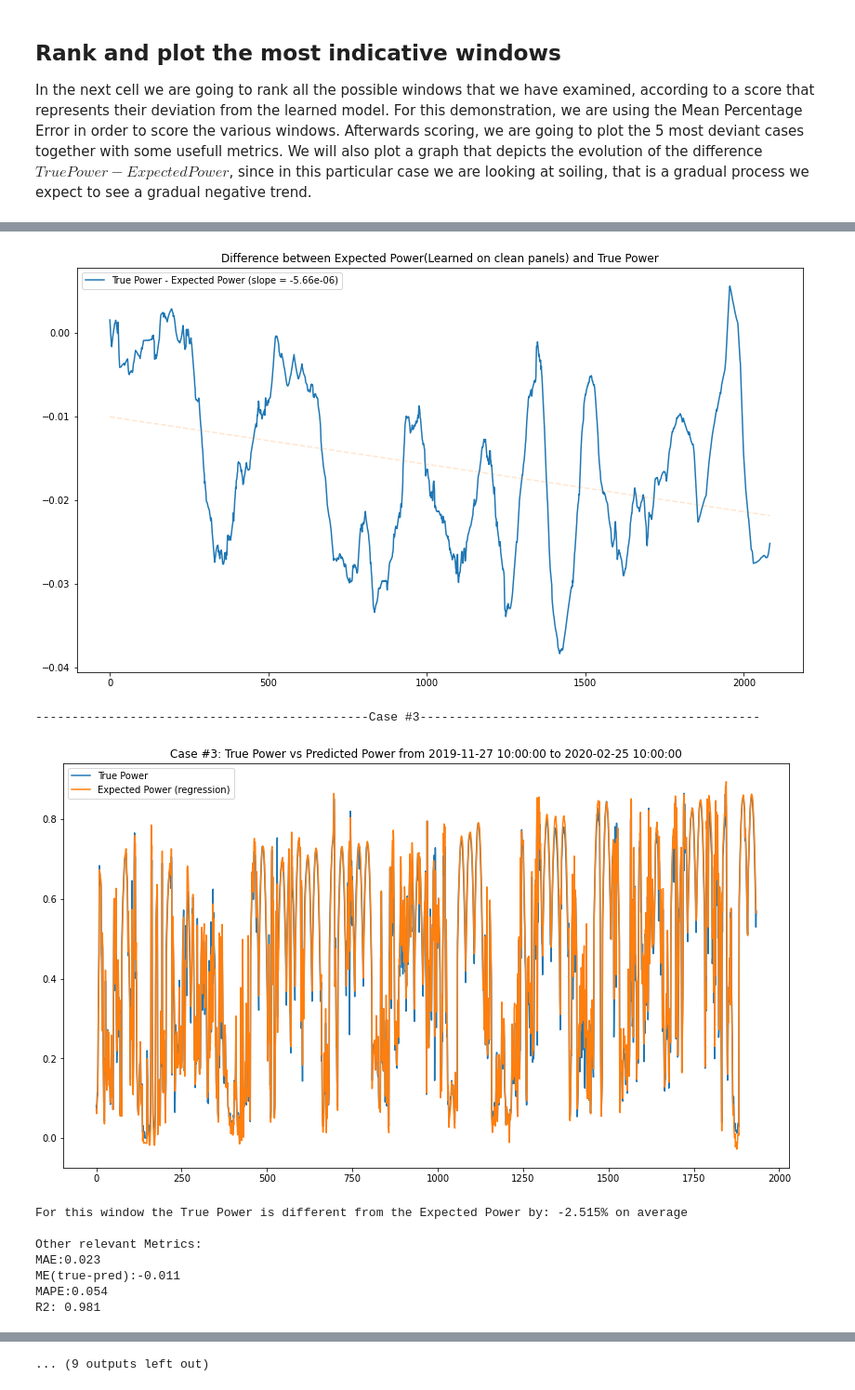
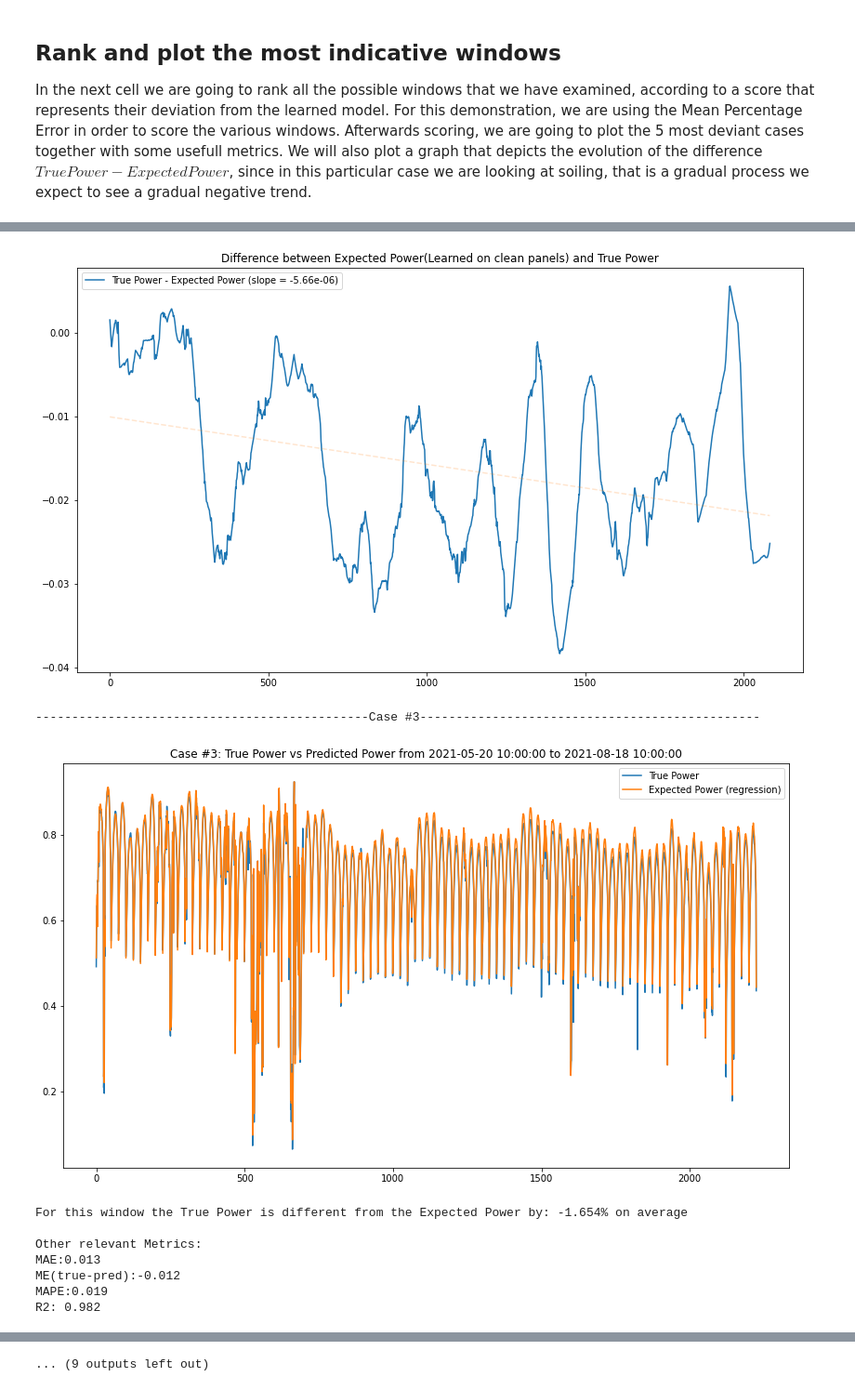
Before and after one commit to MORE-EU/more-pattern-extraction, a Jupyter notebook: notebooks/deviation_detection.ipynb, the cells around one changed output, grey strips where cells are left out. Shown at 93% size. Saved outputs shown, nothing was run; the diff lists cells and outputs as text; code cells hidden in the pictures.

Commit message:
Update deviation detection

```diff
--- a/notebooks/deviation_detection.ipynb
+++ b/notebooks/deviation_detection.ipynb
@@ -83,7 +89,38 @@ scores, preds_test, windows = predict_on_sliding_windows(df, window, step, model
 
 In the next cell we are going to rank all the possible windows that we have examined, according to a score that represents their deviation from the learned model. For this demonstration, we are using the Mean Percentage Error in order to score the various windows. Afterwards scoring, we are going to plot the 5 most deviant cases together with some usefull metrics. We will also plot a graph that depicts the evolution of the difference $ True Power - Expected Power $, since in this particular case we are looking at soiling, that is a gradual process we expect to see a gradual negative trend.
 # %%
-indices = get_top_deviations(scores, 'mpe')
+slopes = []
+lines = []
+diffs = []
+for n, i in enumerate(range(len(preds_test))):
+    d1, window_after = windows[i]
+    preds = preds_test[i]
+    roll = 100
+    if len(preds) <= roll:
+        slopes.append(0.0)
+        lines.append(np.array([]))
+        diffs.append(np.array([]))
+        continue
+    diff = (df.loc[d1:window_after].power - preds).rolling(roll).mean().dropna().values
+    diffs.append(diff)
+    line , slope, _ = get_line_and_slope(diff)
+    slopes.append(slope)
+    lines.append(line)
+
+slopes = np.minimum(slopes, np.zeros(np.array(slopes).shape[0]))
+scores_sl = -(scores[:, 4] * np.array(slopes))
+scores = np.append(scores, scores_sl.reshape(-1, 1), axis=1)
+
+indices = get_top_deviations(scores, metric="mpe_slope")
+
+windows_np = np.array(windows)
+df_stats = pd.DataFrame.from_dict({'Score "(mpe * min(0, slope))"':-np.array(scores_sl)[indices],
+                                   'Window Starting Date': windows_np[indices, 0],
+                                   'Window Ending Date': windows_np[indices, 1],
+                                   'MPE': scores[indices, 4],
+                                   'Slope': np.array(slopes)[indices]})
+df_stats['Window Starting Date'] = df_stats['Window Starting Date'].dt.date
+df_stats['Window Ending Date'] = df_stats['Window Ending Date'].dt.date
 
 
 for n, i in enumerate(indices):
@@ -133,19 +170,19 @@ R2: 0.982
 ----------------------------------------------Case #2-----------------------------------------------
 [figure]
 For this window the True Power is different from the Expected Power by: -2.898% on average
 
 Other relevant Metrics:
 MAE:0.024
 ME(true-pred):-0.015
 MAPE:0.046
 R2: 0.981
 [figure]
 ----------------------------------------------Case #3-----------------------------------------------
-[figure, old version]
+[figure, new version]
-For this window the True Power is different from the Expected Power by: -2.515% on average
+For this window the True Power is different from the Expected Power by: -1.654% on average
 
 Other relevant Metrics:
-MAE:0.023
-ME(true-pred):-0.011
-MAPE:0.054
-R2: 0.981
+MAE:0.013
+ME(true-pred):-0.012
+MAPE:0.019
+R2: 0.982
```
Also changed, not shown: parts of 4 cells of this notebook, 2 other files.
